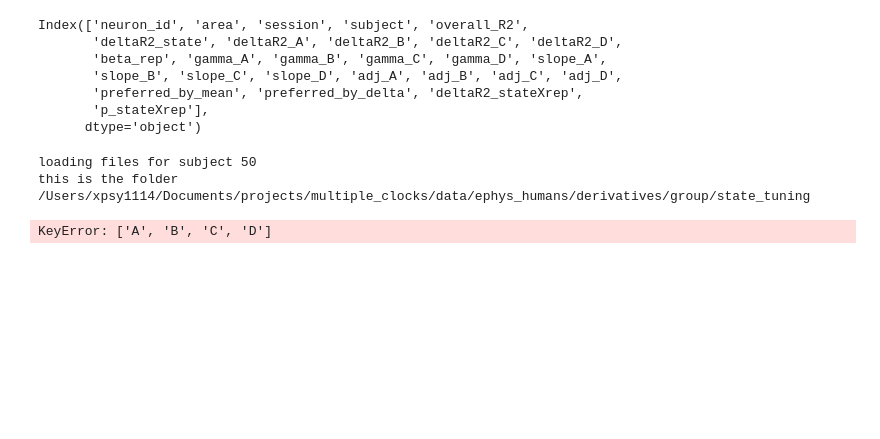
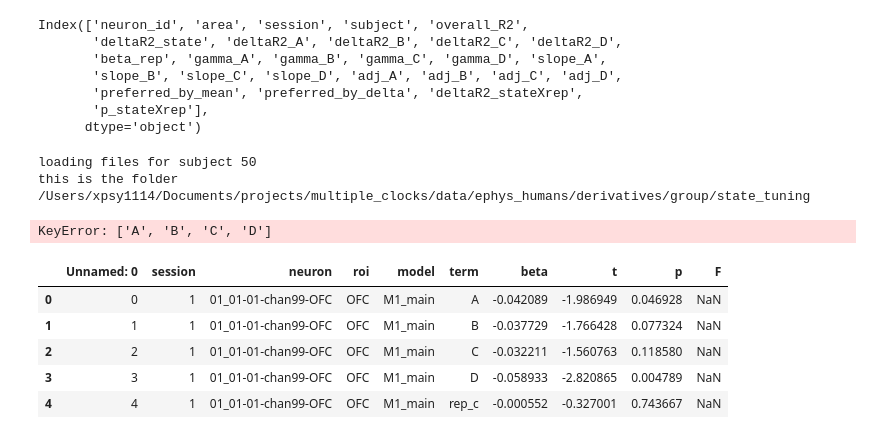
Before and after one commit to svennikue/multiple_clocks_repo, a Jupyter notebook: scripts/EASY linear cell models.ipynb, the cells around one changed output. Drawn from its saved outputs; the diff is of its cells as text; code cells hidden in the pictures; blank space fills up the shorter version.

```diff
--- a/scripts/EASY linear cell models.ipynb
+++ b/scripts/EASY linear cell models.ipynb
@@ -1562,3 +1562,21 @@ tab = pd.DataFrame({
 # Block tests
 state_F  = res.f_test("A = B = C = D = 0")
 inter_F  = res.f_test("A_rep = B_rep = C_rep = D_rep = 0")
+# %%
+########
+# NEW START!!
+# 23.10.2025
+source_dir = '/Users/xpsy1114/Documents/projects/multiple_clocks/data/ephys_humans/derivatives'
+group_dir_state = f"{source_dir}/group/state_lin_regs"
+trials = 'all_minus_explore'
+name_result = f"{group_dir_state}/state_rep_int_{trials}.csv"
+
+results_df = pd.read_csv(name_result)
+results_df.head()
+# %% [output]
+|  | Unnamed: 0 | session | neuron | roi | model | term | beta | t | p | F |
+| 0 | 0 | 1 | 01_01-01-chan99-OFC | OFC | M1_main | A | -0.042089 | -1.986949 | 0.046928 | NaN |
+| 1 | 1 | 1 | 01_01-01-chan99-OFC | OFC | M1_main | B | -0.037729 | -1.766428 | 0.077324 | NaN |
+| 2 | 2 | 1 | 01_01-01-chan99-OFC | OFC | M1_main | C | -0.032211 | -1.560763 | 0.118580 | NaN |
+| 3 | 3 | 1 | 01_01-01-chan99-OFC | OFC | M1_main | D | -0.058933 | -2.820865 | 0.004789 | NaN |
+| 4 | 4 | 1 | 01_01-01-chan99-OFC | OFC | M1_main | rep_c | -0.000552 | -0.327001 | 0.743667 | NaN |
```
Also changed, not shown: parts of 7 cells of this notebook, 9 other files.
